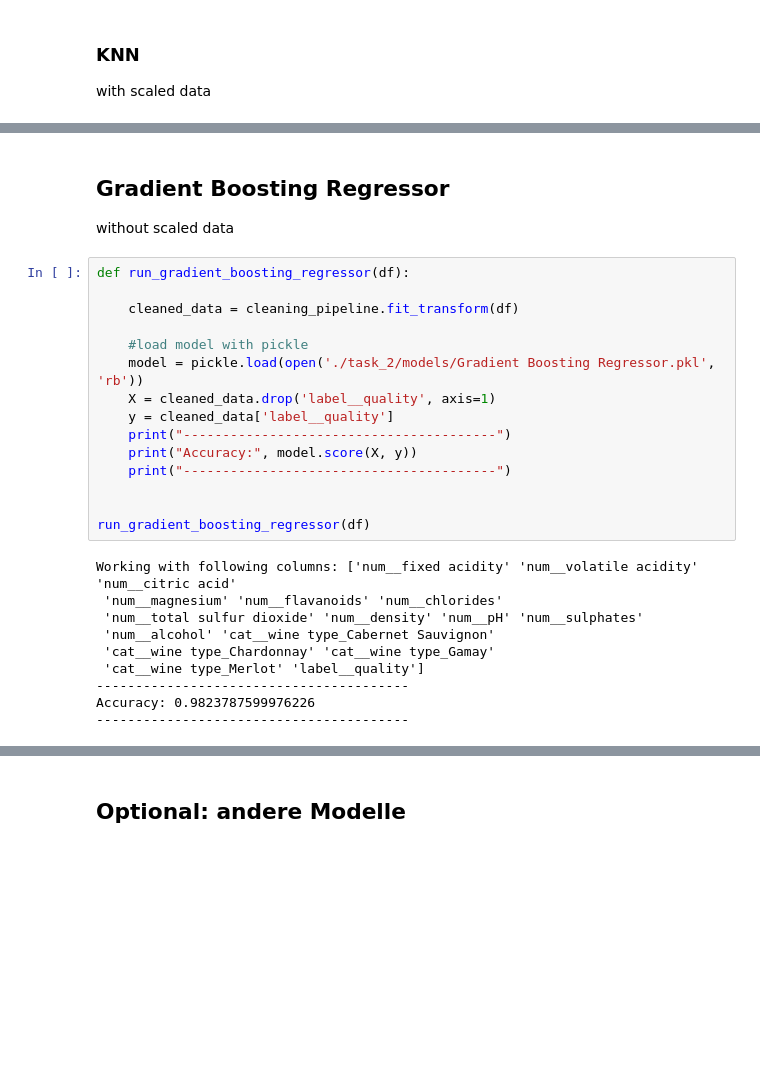
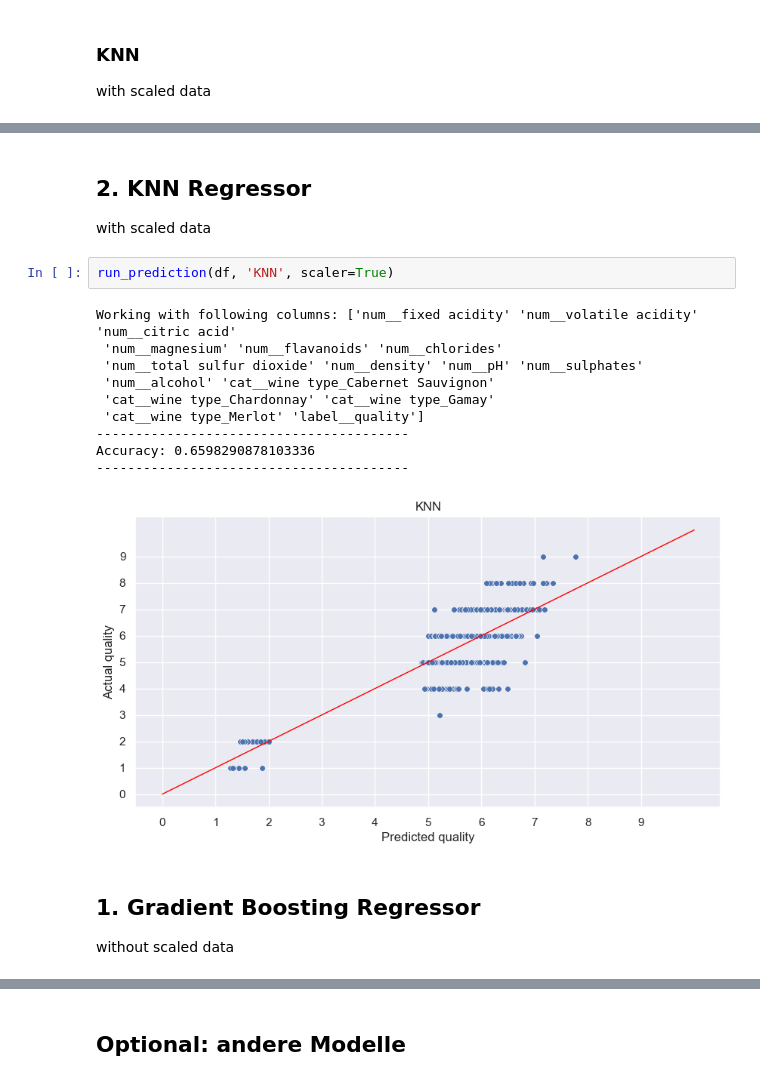
Before and after one commit to kevin-eberhardt/data-science, a Jupyter notebook: notebooks/validation.ipynb, the cells around one changed output, grey strips where cells are left out. Drawn from its saved outputs; the diff is of its cells as text; blank space fills up the shorter version.

```diff
--- a/notebooks/validation.ipynb
+++ b/notebooks/validation.ipynb
@@ -234,28 +248,19 @@ Accuracy: 0.9617388140878089
+# %% [markdown]
+## 2. KNN Regressor
+with scaled data
+# %%
+run_prediction(df, 'KNN', scaler=True)
+# %% [output]
+Working with following columns: ['num__fixed acidity' 'num__volatile acidity' 'num__citric acid'
+ 'num__magnesium' 'num__flavanoids' 'num__chlorides'
+ 'num__total sulfur dioxide' 'num__density' 'num__pH' 'num__sulphates'
+ 'num__alcohol' 'cat__wine type_Cabernet Sauvignon'
+ 'cat__wine type_Chardonnay' 'cat__wine type_Gamay'
+ 'cat__wine type_Merlot' 'label__quality']
+----------------------------------------
+Accuracy: 0.6598290878103336
+----------------------------------------
+[figure, added]
 # %% [markdown]
-## Gradient Boosting Regressor
+## 1. Gradient Boosting Regressor
 without scaled data
-# %%
-def run_gradient_boosting_regressor(df):
-
-    cleaned_data = cleaning_pipeline.fit_transform(df)
-
-    #load model with pickle
-    model = pickle.load(open('./task_2/models/Gradient Boosting Regressor.pkl', 'rb'))
-    X = cleaned_data.drop('label__quality', axis=1)
-    y = cleaned_data['label__quality']
-    print("----------------------------------------")
-    print("Accuracy:", model.score(X, y))
-    print("----------------------------------------")
-
-
-run_gradient_boosting_regressor(df)
-# %% [output]
-Working with following columns: ['num__fixed acidity' 'num__volatile acidity' 'num__citric acid'
- 'num__magnesium' 'num__flavanoids' 'num__chlorides'
- 'num__total sulfur dioxide' 'num__density' 'num__pH' 'num__sulphates'
- 'num__alcohol' 'cat__wine type_Cabernet Sauvignon'
- 'cat__wine type_Chardonnay' 'cat__wine type_Gamay'
- 'cat__wine type_Merlot' 'label__quality']
-----------------------------------------
-Accuracy: 0.9823787599976226
-----------------------------------------
```
Also changed, not shown: parts of 18 cells of this notebook, 2 other files.
